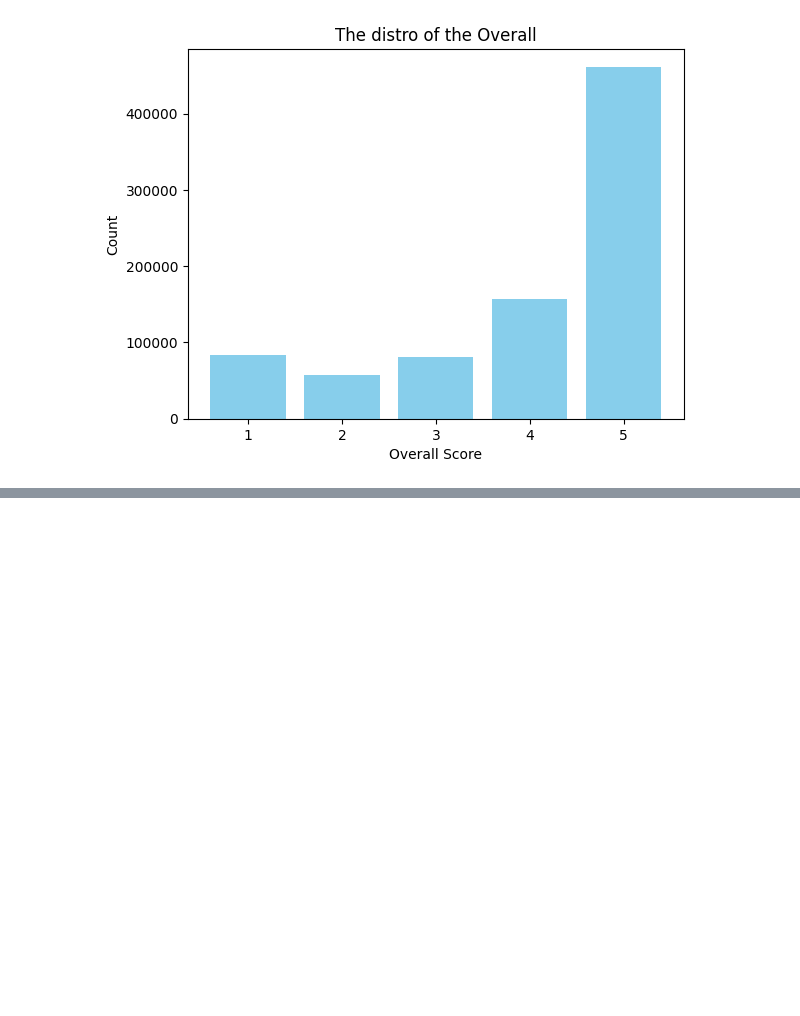
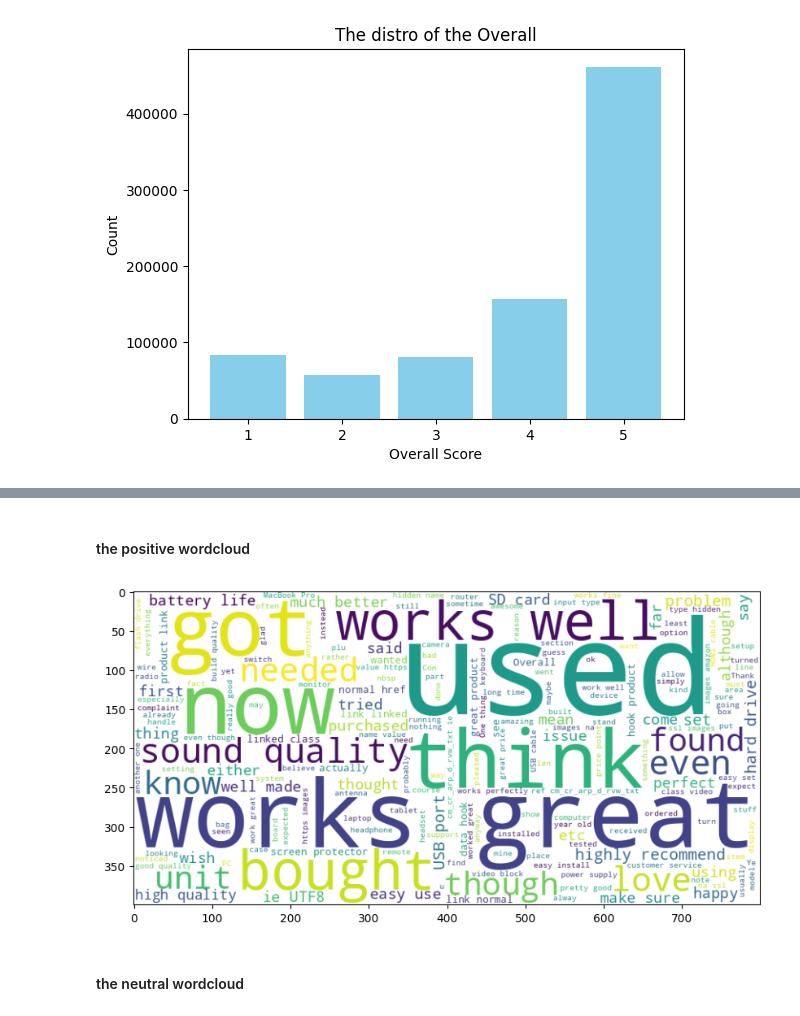
Before and after one commit to TahaAbszd/Sentiment-Analysis-NLP, a Jupyter notebook: Part1.ipynb, the cells around one changed output, grey strips where cells are left out. Saved outputs shown, nothing was run; the diff lists cells and outputs as text; code cells hidden in the pictures; blank space fills up the shorter version.

```diff
--- a/Part1.ipynb
+++ b/Part1.ipynb
@@ -71,0 +104,20 @@ plt.show()
+# %% [markdown]
+#### the positive wordcloud
+# %%
+positive = train_data[train_data['overall'].isin([4,5])]
+# clean the text
+text_p = ' '.join(positive['reviewText'].astype(str).tolist())
+text_p = re.sub(r'^A-Za-z\s','',text_p)
+stopwords = set(STOPWORDS)
+text_p = ' '.join(word for word in text_p.split() if word not in stopwords)
+# %%
+wordcloud = WordCloud(width=800,height=400,
+                      background_color='white').generate(text_p)
+
+plt.figure(figsize=(10,5))
+plt.imshow(wordcloud,interpolation='bilinear')
+plt.show()
+# %% [output]
+[figure, added]
+# %% [markdown]
+#### the neutral wordcloud
```
Also changed, not shown: parts of 14 cells of this notebook.
